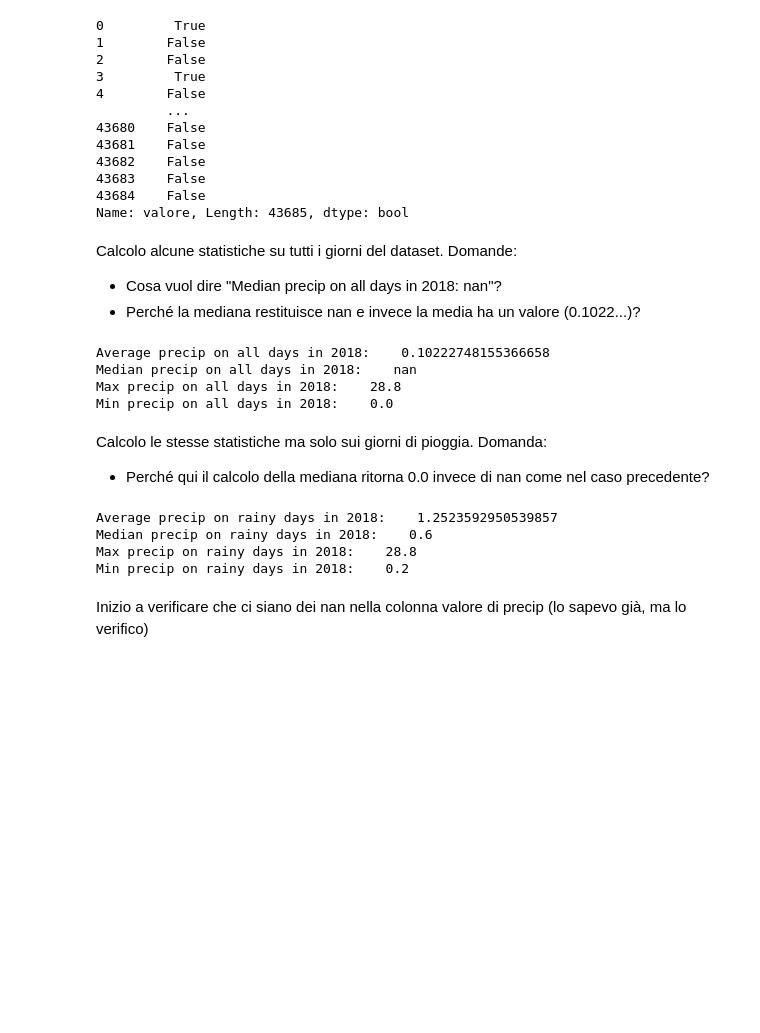
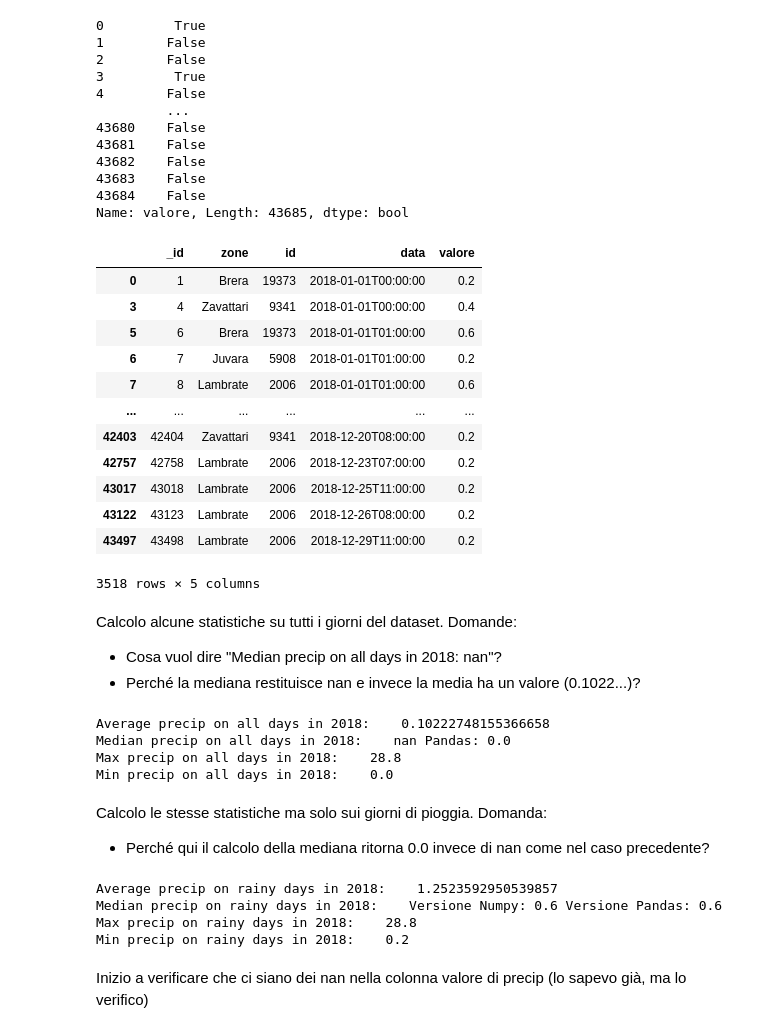
Before and after one commit to mc-unimi/OrgSocDig, a Jupyter notebook: MASK.ipynb, the cells around one changed output. Drawn from its saved outputs; the diff is of its cells as text; code cells hidden in the pictures; blank space fills up the shorter version.

```diff
--- a/MASK.ipynb
+++ b/MASK.ipynb
@@ -58,6 +89,22 @@ pioggia
 43683    False
 43684    False
 Name: valore, Length: 43685, dtype: bool
+# %%
+precip[pioggia]
+# %% [output]
+|  | _id | zone | id | data | valore |
+| 0 | 1 | Brera | 19373 | 2018-01-01T00:00:00 | 0.2 |
+| 3 | 4 | Zavattari | 9341 | 2018-01-01T00:00:00 | 0.4 |
+| 5 | 6 | Brera | 19373 | 2018-01-01T01:00:00 | 0.6 |
+| 6 | 7 | Juvara | 5908 | 2018-01-01T01:00:00 | 0.2 |
+| 7 | 8 | Lambrate | 2006 | 2018-01-01T01:00:00 | 0.6 |
+| ... | ... | ... | ... | ... | ... |
+| 42403 | 42404 | Zavattari | 9341 | 2018-12-20T08:00:00 | 0.2 |
+| 42757 | 42758 | Lambrate | 2006 | 2018-12-23T07:00:00 | 0.2 |
+| 43017 | 43018 | Lambrate | 2006 | 2018-12-25T11:00:00 | 0.2 |
+| 43122 | 43123 | Lambrate | 2006 | 2018-12-26T08:00:00 | 0.2 |
+| 43497 | 43498 | Lambrate | 2006 | 2018-12-29T11:00:00 | 0.2 |
+3518 rows × 5 columns
 # %% [markdown]
 Calcolo alcune statistiche su tutti i giorni del dataset.
 Domande:
@@ -67,14 +114,14 @@ Domande:
 print("Average precip on all days in 2018:   ",
       np.mean(precip.valore))
 print("Median precip on all days in 2018:   ",
-      np.median(precip.valore))
+      np.median(precip.valore), "Pandas:", precip["valore"].median())
 print("Max precip on all days in 2018:   ",
       np.max(precip.valore))
 print("Min precip on all days in 2018:   ",
       np.min(precip.valore))
 # %% [output]
 Average precip on all days in 2018:    0.10222748155366658
-Median precip on all days in 2018:    nan
+Median precip on all days in 2018:    nan Pandas: 0.0
 Max precip on all days in 2018:    28.8
 Min precip on all days in 2018:    0.0
 # %% [markdown]
@@ -85,14 +132,14 @@ Domanda:
 print("Average precip on rainy days in 2018:   ",
       np.mean(precip.valore[pioggia]))
 print("Median precip on rainy days in 2018:   ",
-      np.median(precip.valore[pioggia]))
+      "Versione Numpy:", np.median(precip.valore[pioggia]), "Versione Pandas:", precip["valore"][pioggia].median())
 print("Max precip on rainy days in 2018:   ",
       np.max(precip.valore[pioggia]))
 print("Min precip on rainy days in 2018:   ",
       np.min(precip.valore[pioggia]))
 # %% [output]
 Average precip on rainy days in 2018:    1.2523592950539857
-Median precip on rainy days in 2018:    0.6
+Median precip on rainy days in 2018:    Versione Numpy: 0.6 Versione Pandas: 0.6
 Max precip on rainy days in 2018:    28.8
 Min precip on rainy days in 2018:    0.2
 # %% [markdown]
```
Also changed, not shown: parts of 21 cells of this notebook.
